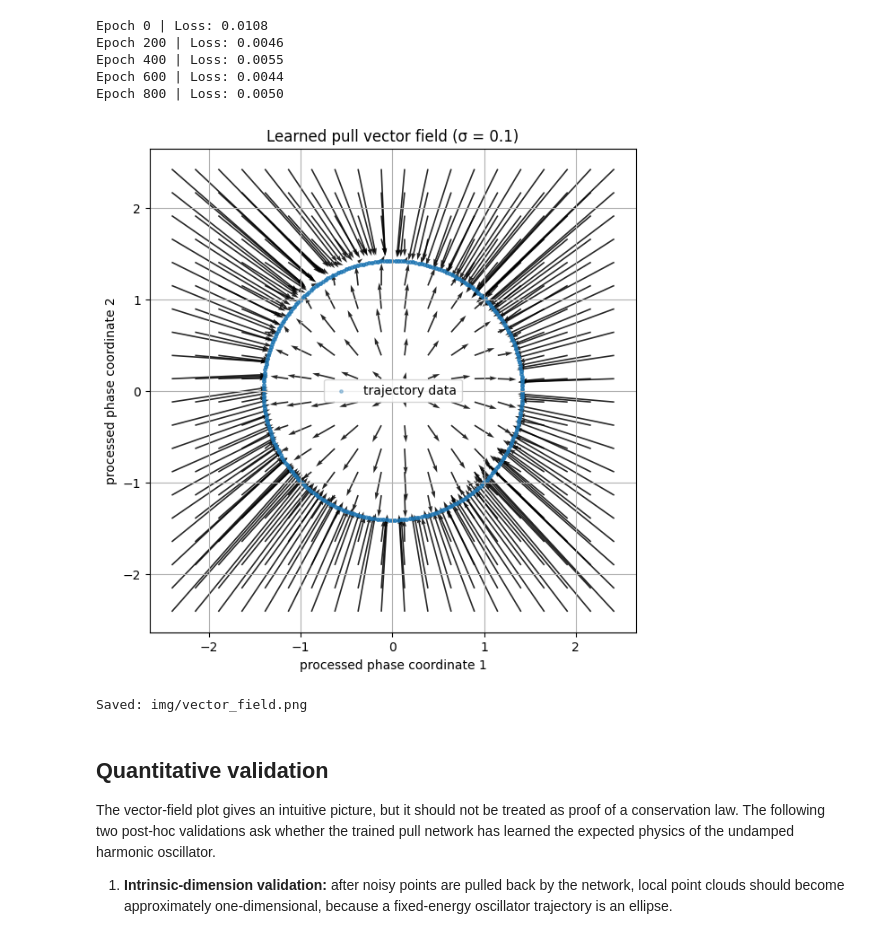
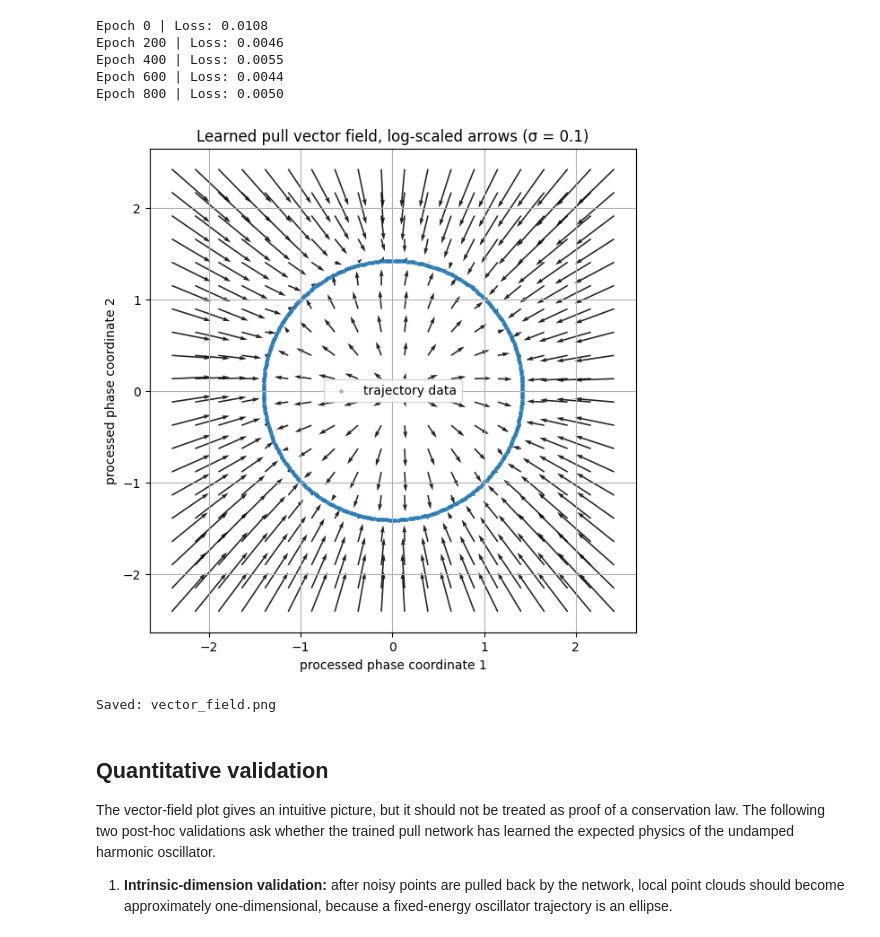
Before and after one commit to Pawelbure/github_repo_EJP_AI-in-physics_v3, a Jupyter notebook: Detecting-conservation-laws/Unsupervised_ML_Detecting-conservation-laws_validated.ipynb, the cells around one changed output. Saved outputs shown, nothing was run; the diff lists cells and outputs as text; code cells hidden in the pictures.

Commit message:
vector field plot scaled

```diff
--- a/Detecting-conservation-laws/Unsupervised_ML_Detecting-conservation-laws_validated.ipynb
+++ b/Detecting-conservation-laws/Unsupervised_ML_Detecting-conservation-laws_validated.ipynb
@@ -298,39 +298,51 @@ with torch.no_grad():
     inputs = torch.tensor(grid_points, dtype=torch.float)
     x = inputs.clone()
     for i in range(hidden_depth):
         x = act(linears[i](x))
     outputs = linears[hidden_depth](x)
 
     # The output is the estimated negative noise: it shows how the network
     # would move a perturbed state back toward the learned trajectory manifold.
     vectors = outputs.numpy()
 
+# Logarithmically scale vector lengths while preserving directions
+magnitudes = np.linalg.norm(vectors, axis=1, keepdims=True)
+eps = 1e-12
+log_magnitudes = np.log1p(np.log1p(np.log1p(magnitudes)))
+
+arrow_scale_factor = 1.0
+
+vectors_log_scaled = (
+    vectors / (magnitudes + eps)
+    * log_magnitudes
+    * arrow_scale_factor
+)
+
 # Plot vector field and trajectory
 plt.figure(figsize=(7, 7))
 plt.quiver(
     grid_points[:, 0], grid_points[:, 1],
-    vectors[:, 0], vectors[:, 1],
+    vectors_log_scaled[:, 0], vectors_log_scaled[:, 1],
     angles='xy', scale_units='xy', scale=1,
     width=0.003, alpha=0.85
 )
 plt.scatter(xs[:, 0], xs[:, 1], s=6, alpha=0.35, label="trajectory data")
-plt.title(f"Learned pull vector field (σ = {sigmal})")
+plt.title(f"Learned pull vector field, log-scaled arrows (σ = {sigmal})")
 plt.xlabel("processed phase coordinate 1")
 plt.ylabel("processed phase coordinate 2")
 plt.axis("equal")
 plt.grid(True)
 plt.legend(loc="best")
 
 # Save to file for the manuscript
-plt.savefig("img/vector_field.png", dpi=300, bbox_inches="tight")
 plt.savefig("vector_field.png", dpi=300, bbox_inches="tight")
 
 # Show on screen
 plt.show()
-print("Saved: img/vector_field.png")
+print("Saved: vector_field.png")
 # %% [output]
-[figure, old version]
+[figure, new version]
-Saved: img/vector_field.png
+Saved: vector_field.png
 # %% [markdown]
 ## Quantitative validation
 
```
Also changed, not shown: 10 other files.
